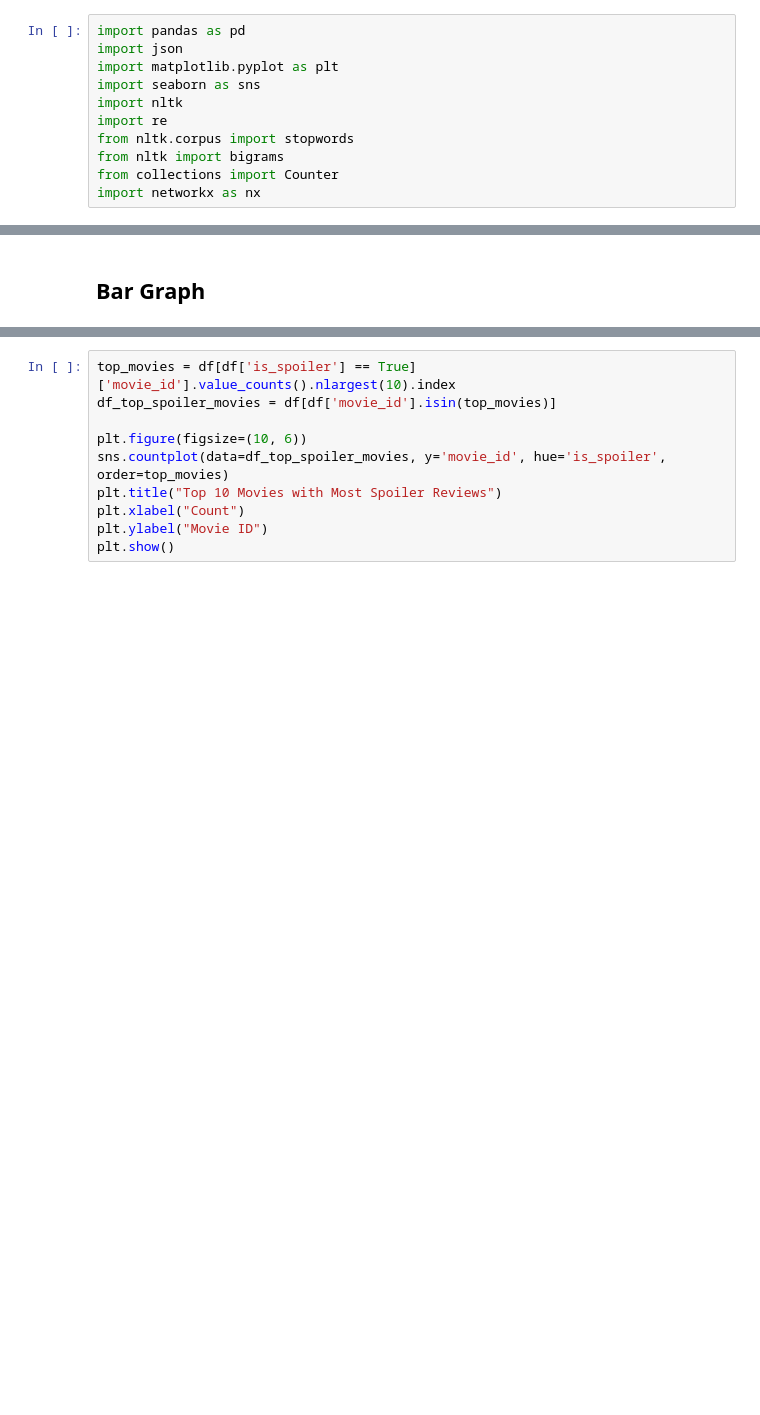
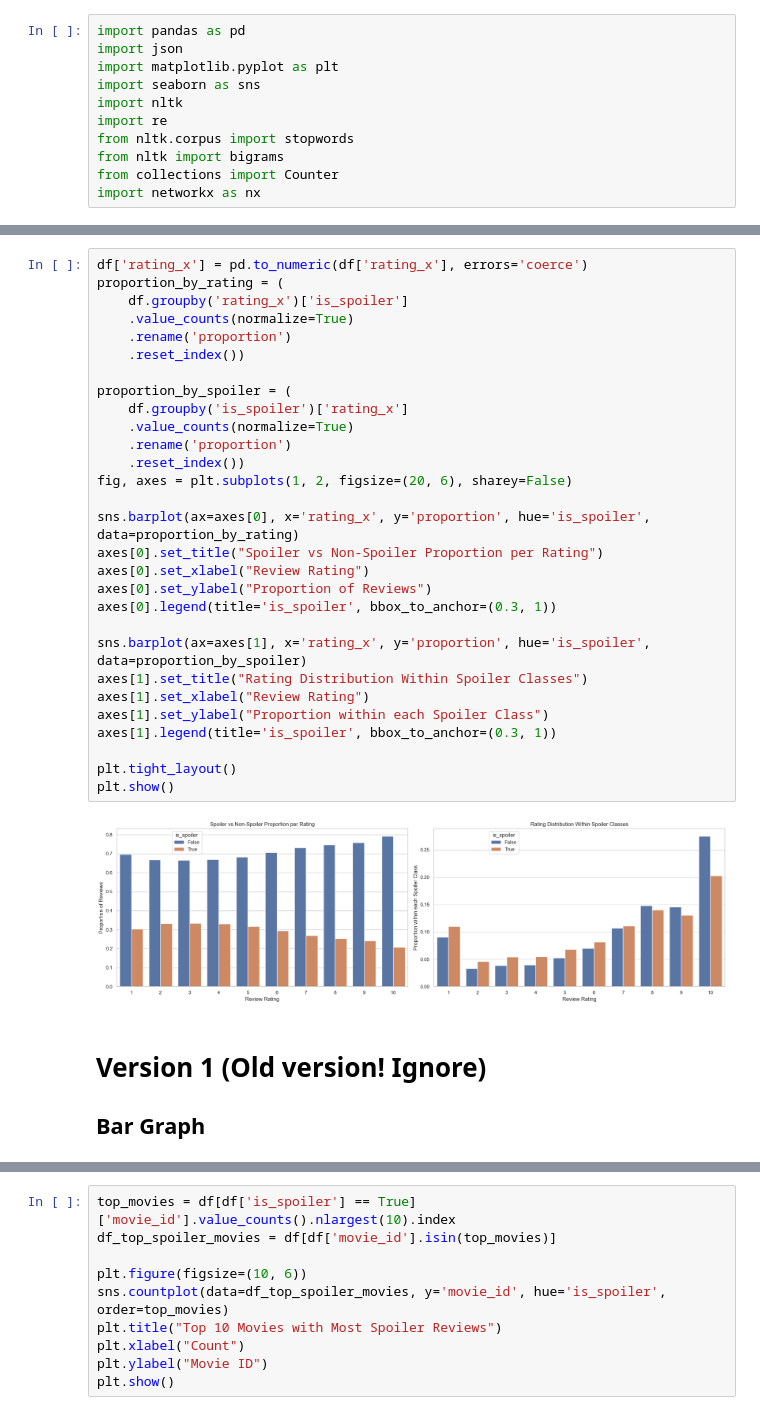
Before and after one commit to sandrinaa/imdb-spoilers, a Jupyter notebook: src/EDA/eda_jx.ipynb, the cells around one changed output, grey strips where cells are left out. Drawn from its saved outputs; the diff is of its cells as text; blank space fills up the shorter version.

```diff
--- a/src/EDA/eda_jx.ipynb
+++ b/src/EDA/eda_jx.ipynb
@@ -68,3 +80,36 @@ df
+# %%
+df['rating_x'] = pd.to_numeric(df['rating_x'], errors='coerce')
+proportion_by_rating = (
+    df.groupby('rating_x')['is_spoiler']
+    .value_counts(normalize=True)
+    .rename('proportion')
+    .reset_index())
+
+proportion_by_spoiler = (
+    df.groupby('is_spoiler')['rating_x']
+    .value_counts(normalize=True)
+    .rename('proportion')
+    .reset_index())
+fig, axes = plt.subplots(1, 2, figsize=(20, 6), sharey=False)
+
+sns.barplot(ax=axes[0], x='rating_x', y='proportion', hue='is_spoiler', data=proportion_by_rating)
+axes[0].set_title("Spoiler vs Non-Spoiler Proportion per Rating")
+axes[0].set_xlabel("Review Rating")
+axes[0].set_ylabel("Proportion of Reviews")
+axes[0].legend(title='is_spoiler', bbox_to_anchor=(0.3, 1))
+
+sns.barplot(ax=axes[1], x='rating_x', y='proportion', hue='is_spoiler', data=proportion_by_spoiler)
+axes[1].set_title("Rating Distribution Within Spoiler Classes")
+axes[1].set_xlabel("Review Rating")
+axes[1].set_ylabel("Proportion within each Spoiler Class")
+axes[1].legend(title='is_spoiler', bbox_to_anchor=(0.3, 1))
+
+plt.tight_layout()
+plt.show()
+# %% [output]
+[figure, added]
 # %% [markdown]
+# Version 1 (Old version! Ignore)
+
 ## Bar Graph
 # %%
```
Also changed, not shown: parts of 19 cells of this notebook.
